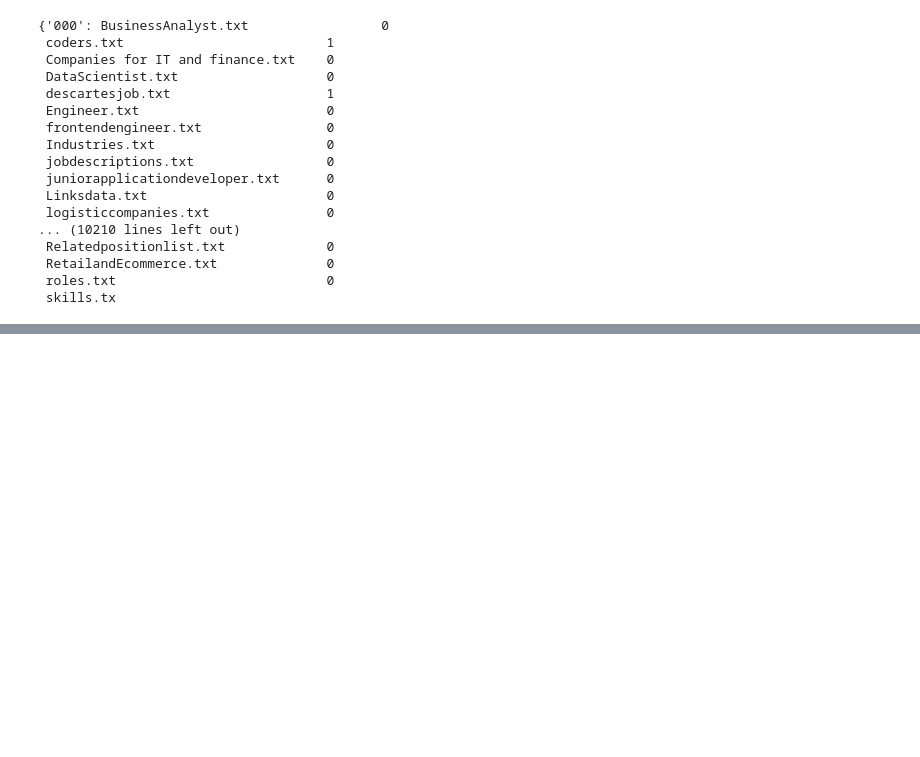
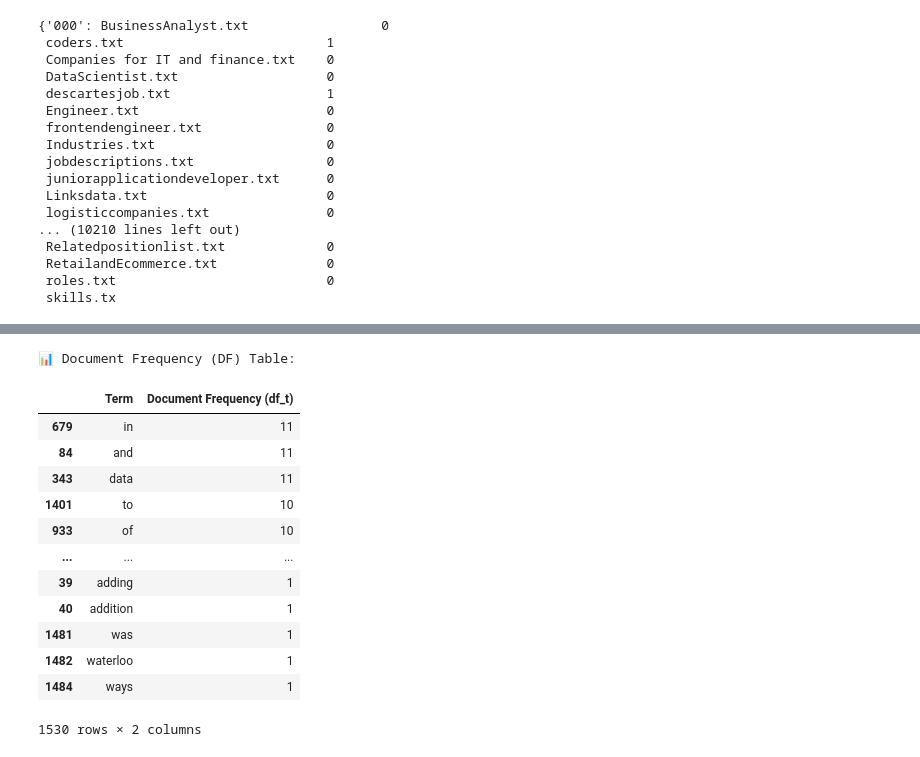
Before and after one commit to theRedeemer997/IRBasics-VectorSpaceProximity-workshop, a Jupyter notebook: IRBasics_VectorSpaceProximity.ipynb, the cells around one changed output, grey strips where cells are left out. Drawn from its saved outputs; the diff is of its cells as text; code cells hidden in the pictures; blank space fills up the shorter version.

```diff
--- a/IRBasics_VectorSpaceProximity.ipynb
+++ b/IRBasics_VectorSpaceProximity.ipynb
@@ -348,0 +506,41 @@ display(pd.DataFrame(tf_normalized.items(), columns=["Term", "TF (Normalized)"])
+# %%
+# 📘 Example: Document Frequency (DF)
+
+import pandas as pd
+from sklearn.feature_extraction.text import CountVectorizer
+
+# Use CountVectorizer to extract term-document matrix (raw counts)
+vectorizer = CountVectorizer()
+X = vectorizer.fit_transform(documents)
+
+# Get feature names and document-term matrix as array
+terms = vectorizer.get_feature_names_out()
+X_array = X.toarray()
+
+# Calculate document frequency for each term
+df_counts = (X_array > 0).sum(axis=0)
+
+# Format as a DataFrame
+df_table = pd.DataFrame({
+    "Term": terms,
+    "Document Frequency (df_t)": df_counts
+
+}).sort_values("Document Frequency (df_t)", ascending=False)
+
+print("📊 Document Frequency (DF) Table:")
+display(df_table)
+# %% [output]
+📊 Document Frequency (DF) Table:
+|  | Term | Document Frequency (df_t) |
+| 679 | in | 11 |
+| 84 | and | 11 |
+| 343 | data | 11 |
+| 1401 | to | 10 |
+| 933 | of | 10 |
+| ... | ... | ... |
+| 39 | adding | 1 |
+| 40 | addition | 1 |
+| 1481 | was | 1 |
+| 1482 | waterloo | 1 |
+| 1484 | ways | 1 |
+1530 rows × 2 columns
```
Also changed, not shown: parts of 5 cells of this notebook.
